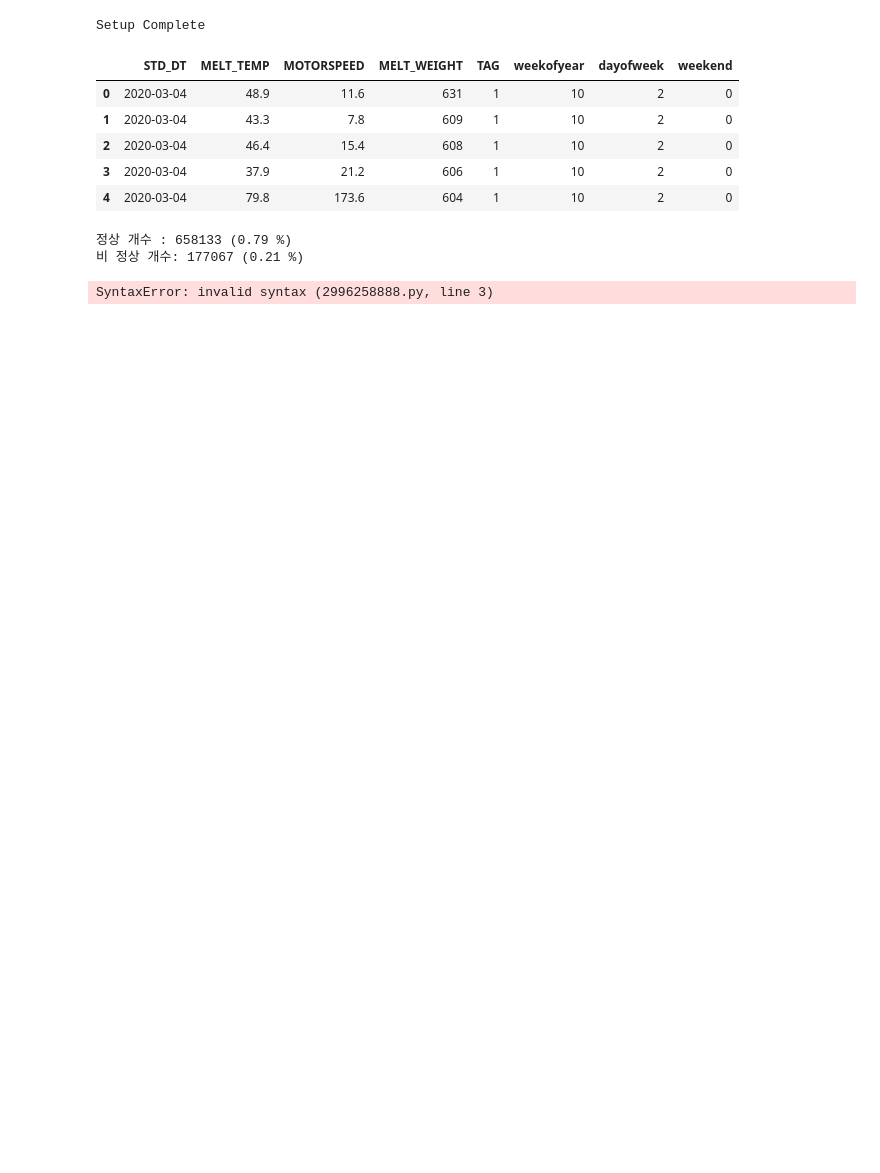
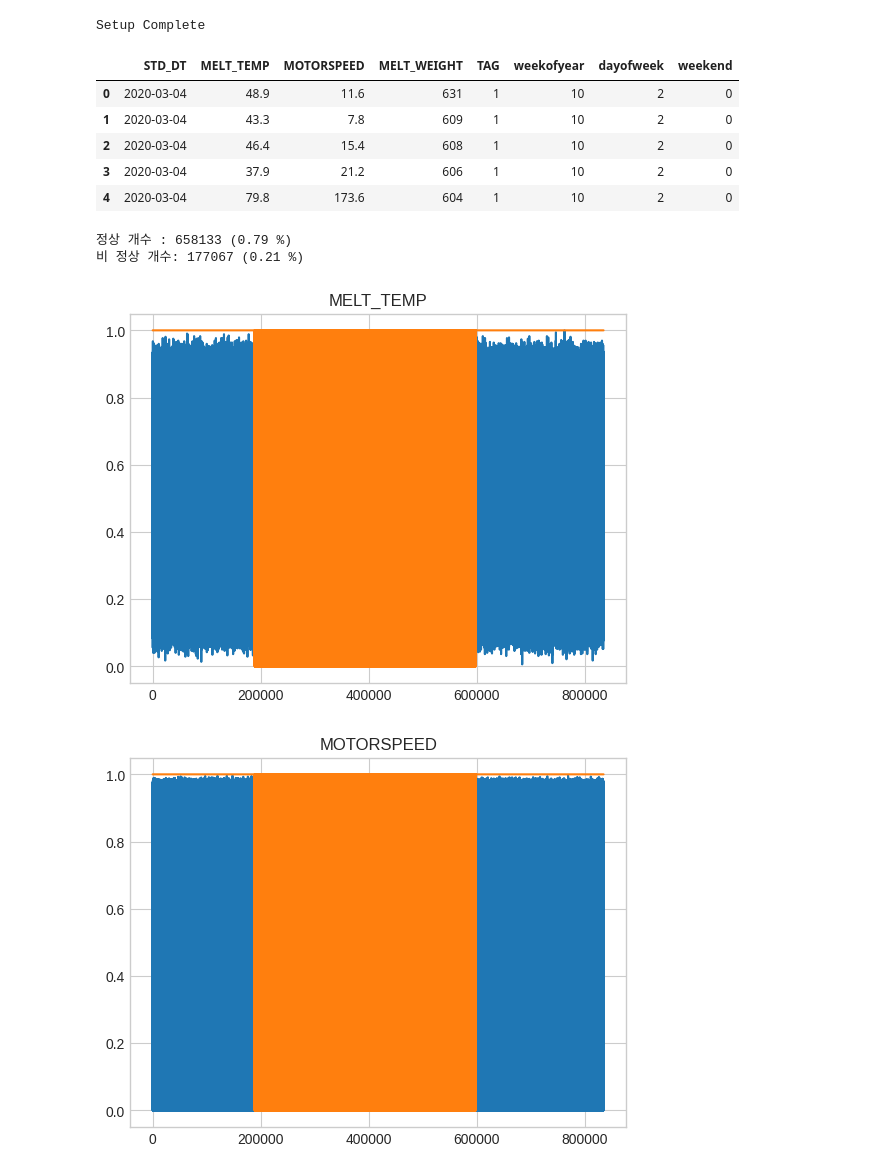
Before and after one commit to min0355/mx_competition, a Jupyter notebook: code/pretrained_model.ipynb, the cells around one changed output. Drawn from its saved outputs; the diff is of its cells as text; code cells hidden in the pictures; blank space fills up the shorter version.

```diff
--- a/code/pretrained_model.ipynb
+++ b/code/pretrained_model.ipynb
@@ -16,6 +16,13 @@ import time
 import datetime as dt
 from datetime import datetime
 
+%matplotlib inline
+import matplotlib
+import matplotlib.pyplot as plt
+
+import seaborn as sns
+plt.style.use('seaborn-whitegrid')
+
 from sklearn.preprocessing import LabelEncoder
 # %%
 # def make_df(df, label):
@@ -80,9 +87,14 @@ print("비 정상 개수: {} ({:.2f} %)".format(y.TAG.value_counts()[0], y.TAG.v
 # %% [output]
 정상 개수 : 658133 (0.79 %)
 비 정상 개수: 177067 (0.21 %)
-# %%
-# x : np.array, X : data frame
-x = X.values
-x_scaled = scaler.
-# %% [output]
-SyntaxError: invalid syntax (2996258888.py, line 3)
+# %%
+for col in X.columns:
+    fig = plt.figure()
+    ax = plt.axes()
+    plt.title(col)
+    x = np.linspace(0, X.shape[0])
+    ax.plot(X[col])
+    ax.plot(y['TAG'])
+# %% [output]
+[figure, added]
+[figure, added]
```
Also changed, not shown: parts of 1 cell of this notebook.
